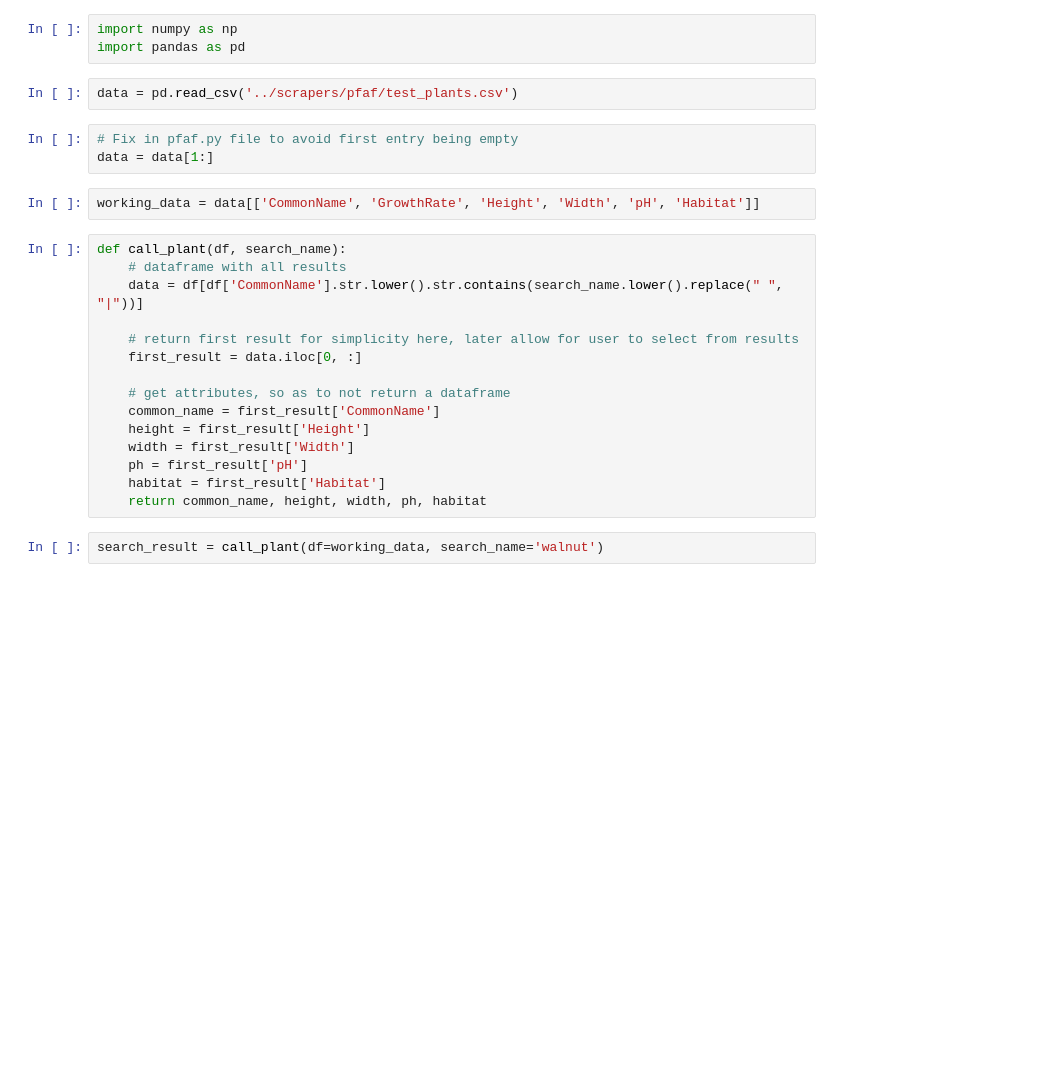
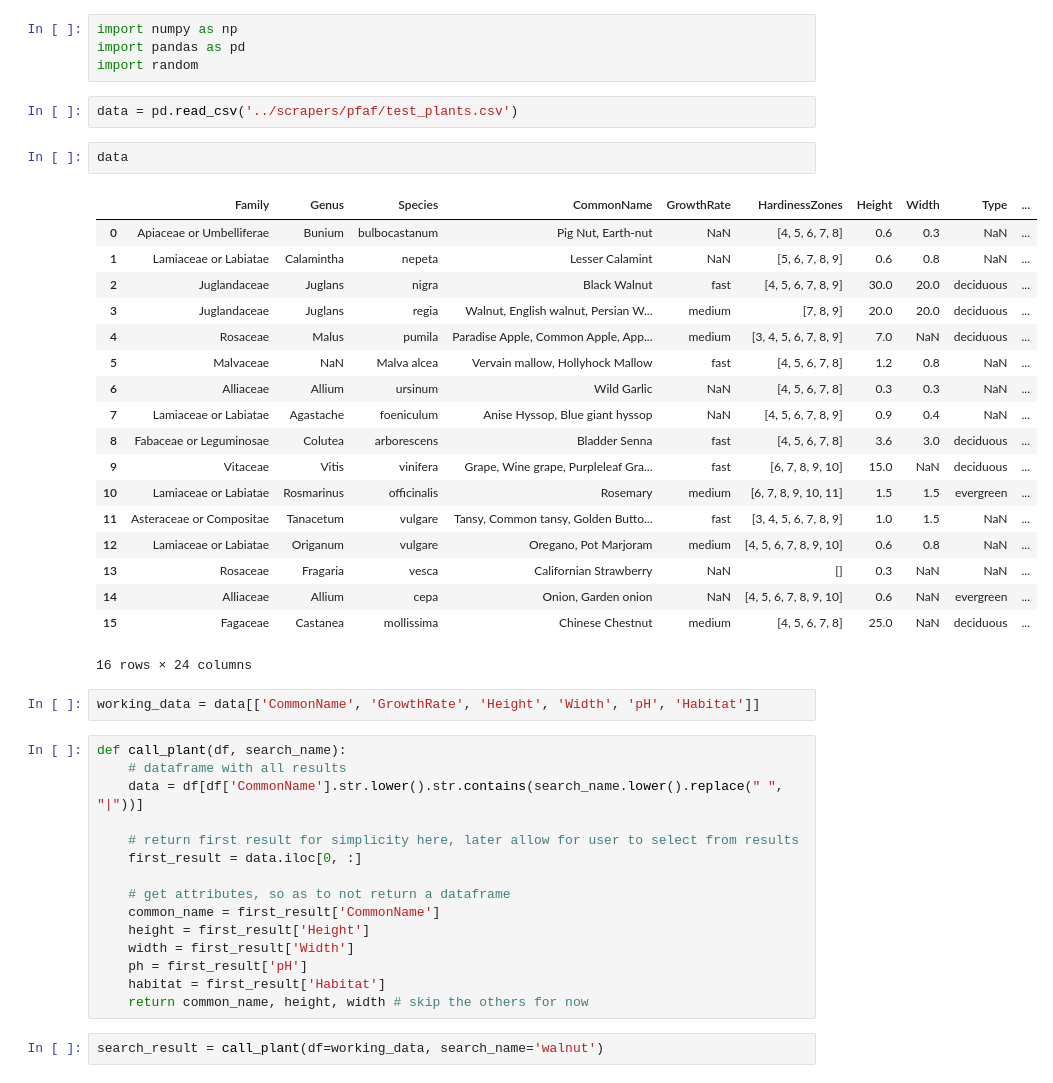
Before and after one commit to jwnigel/permaculture, a Jupyter notebook: notebooks/design_data_class.ipynb, the cells around one changed output. Cells and saved outputs as stored; diff of their text form; blank space fills up the shorter version.

Commit message:
design class example to dataframe. corrections needed

```diff
--- a/notebooks/design_data_class.ipynb
+++ b/notebooks/design_data_class.ipynb
@@ -1,11 +1,30 @@
 # %%
 import numpy as np
 import pandas as pd
+import random
 # %%
 data = pd.read_csv('../scrapers/pfaf/test_plants.csv')
 # %%
-# Fix in pfaf.py file to avoid first entry being empty
-data = data[1:]
+data
+# %% [output]
+|  | Family | Genus | Species | CommonName | GrowthRate | HardinessZones | Height | Width | Type | ... |
+| 0 | Apiaceae or Umbelliferae | Bunium | bulbocastanum | Pig Nut, Earth-nut | NaN | [4, 5, 6, 7, 8] | 0.6 | 0.3 | NaN | ... |
+| 1 | Lamiaceae or Labiatae | Calamintha | nepeta | Lesser Calamint | NaN | [5, 6, 7, 8, 9] | 0.6 | 0.8 | NaN | ... |
+| 2 | Juglandaceae | Juglans | nigra | Black Walnut | fast | [4, 5, 6, 7, 8, 9] | 30.0 | 20.0 | deciduous | ... |
+| 3 | Juglandaceae | Juglans | regia | Walnut, English walnut, Persian W... | medium | [7, 8, 9] | 20.0 | 20.0 | deciduous | ... |
+| 4 | Rosaceae | Malus | pumila | Paradise Apple, Common Apple, App... | medium | [3, 4, 5, 6, 7, 8, 9] | 7.0 | NaN | deciduous | ... |
+| 5 | Malvaceae | NaN | Malva alcea | Vervain mallow, Hollyhock Mallow | fast | [4, 5, 6, 7, 8] | 1.2 | 0.8 | NaN | ... |
+| 6 | Alliaceae | Allium | ursinum | Wild Garlic | NaN | [4, 5, 6, 7, 8] | 0.3 | 0.3 | NaN | ... |
+| 7 | Lamiaceae or Labiatae | Agastache | foeniculum | Anise Hyssop, Blue giant hyssop | NaN | [4, 5, 6, 7, 8, 9] | 0.9 | 0.4 | NaN | ... |
+| 8 | Fabaceae or Leguminosae | Colutea | arborescens | Bladder Senna | fast | [4, 5, 6, 7, 8] | 3.6 | 3.0 | deciduous | ... |
+| 9 | Vitaceae | Vitis | vinifera | Grape, Wine grape, Purpleleaf Gra... | fast | [6, 7, 8, 9, 10] | 15.0 | NaN | deciduous | ... |
+| 10 | Lamiaceae or Labiatae | Rosmarinus | officinalis | Rosemary | medium | [6, 7, 8, 9, 10, 11] | 1.5 | 1.5 | evergreen | ... |
+| 11 | Asteraceae or Compositae | Tanacetum | vulgare | Tansy, Common tansy, Golden Butto... | fast | [3, 4, 5, 6, 7, 8, 9] | 1.0 | 1.5 | NaN | ... |
+| 12 | Lamiaceae or Labiatae | Origanum | vulgare | Oregano, Pot Marjoram | medium | [4, 5, 6, 7, 8, 9, 10] | 0.6 | 0.8 | NaN | ... |
+| 13 | Rosaceae | Fragaria | vesca | Californian Strawberry | NaN | [] | 0.3 | NaN | NaN | ... |
+| 14 | Alliaceae | Allium | cepa | Onion, Garden onion | NaN | [4, 5, 6, 7, 8, 9, 10] | 0.6 | NaN | evergreen | ... |
+| 15 | Fagaceae | Castanea | mollissima | Chinese Chestnut | medium | [4, 5, 6, 7, 8] | 25.0 | NaN | deciduous | ... |
+16 rows × 24 columns
 # %%
 working_data = data[['CommonName', 'GrowthRate', 'Height', 'Width', 'pH', 'Habitat']]
 # %%
@@ -22,7 +41,7 @@ def call_plant(df, search_name):
     width = first_result['Width']
     ph = first_result['pH']
     habitat = first_result['Habitat']
-    return common_name, height, width, ph, habitat
+    return common_name, height, width # skip the others for now
 # %%
 search_result = call_plant(df=working_data, search_name='walnut')
 # %%
```
Also changed, not shown: parts of 8 cells of this notebook.
